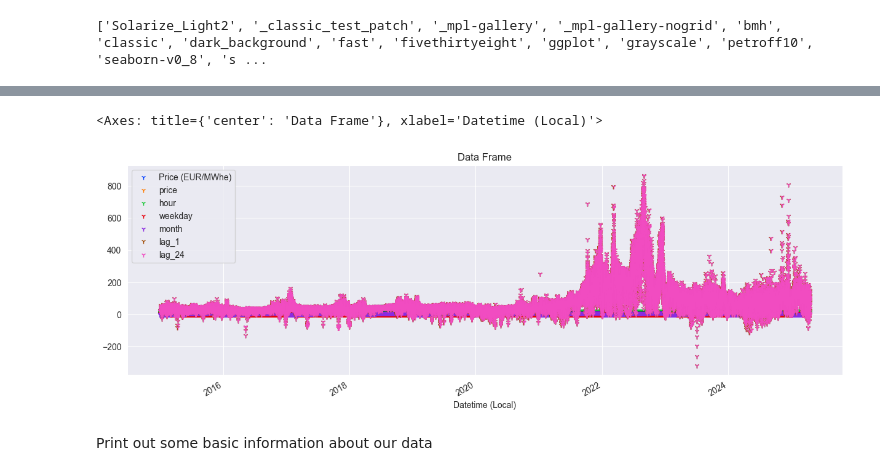
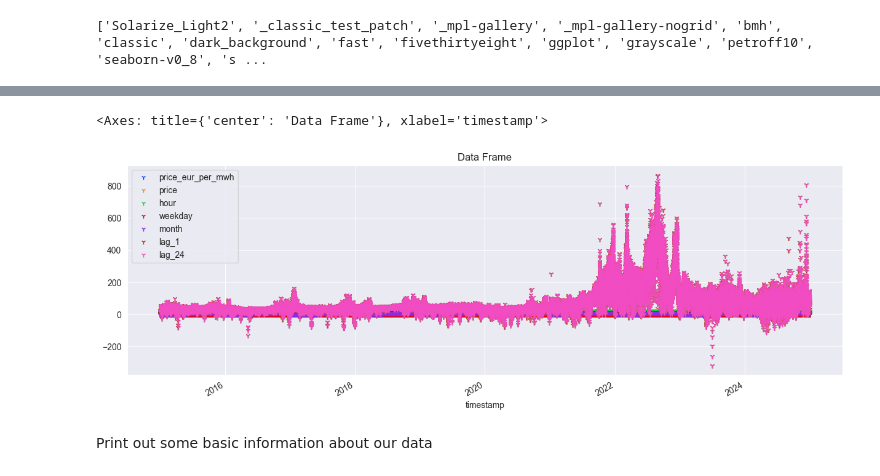
Before and after one commit to DanielHka25/electricity-price-prediction, a Jupyter notebook: notebooks/price_prediction.ipynb, the cells around one changed output, grey strips where cells are left out. Saved outputs shown, nothing was run; the diff lists cells and outputs as text; code cells hidden in the pictures.

```diff
--- a/notebooks/price_prediction.ipynb
+++ b/notebooks/price_prediction.ipynb
@@ -75,0 +65,15 @@ df = pd.read_csv("../data/germany_epex_spot.csv") # use index=false to avoid ind
+# %%
+# Rename some Columns
+df_prices = df_prices.rename(columns={
+    'Datetime (Local)': 'timestamp',
+    'Price (EUR/MWhe)': 'price_eur_per_mwh'
+})
+
+# Only keep important Columns
+df_prices = df_prices[['timestamp', 'price_eur_per_mwh']]
+
+# Convert data type from string to datetime64[ns]
+df_prices['timestamp'] = pd.to_datetime(df_prices['timestamp'])
+
+# Show our data
+df_prices.head()
@@ -77,0 +223,10 @@ After loading in the data, we can construct some Pandas DataFrames.
+# %%
+# Remove duplicates that result from daylight saving time
+df_prices = df_prices[~df_prices.duplicated(subset='timestamp')]
+df_generation = df_generation[~df_generation.duplicated(subset='timestamp')]
+df_consumption = df_consumption[~df_consumption.duplicated(subset='timestamp')]
+
+# Check if there are duplicates left
+print("Amount of duplicates in df_prices:", df_prices['timestamp'].duplicated().sum())
+print("Amount of duplicates in df_generation:", df_generation['timestamp'].duplicated().sum())
+print("Amount of duplicates in df_consumption:", df_consumption['timestamp'].duplicated().sum())
@@ -78,28 +267,28 @@ After loading in the data, we can construct some Pandas DataFrames.
 # %%
 # convert local time in datetime object and set as index
-df["Datetime (Local)"] = pd.to_datetime(df["Datetime (Local)"])
-df = df.set_index("Datetime (Local)")
-df = df.sort_index()
+df_prices["timestamp"] = pd.to_datetime(df_prices["timestamp"])
+df_prices = df_prices.set_index("timestamp")
+df_prices = df_prices.sort_index()
 
 # target variable
-df["price"] = df["Price (EUR/MWhe)"]
+df_prices["price"] = df_prices["price_eur_per_mwh"]
 
 # time based features
-df["hour"] = df.index.hour
-df["weekday"] = df.index.weekday
-df["month"] = df.index.month
+df_prices["hour"] = df_prices.index.hour
+df_prices["weekday"] = df_prices.index.weekday
+df_prices["month"] = df_prices.index.month
 
 # lag features (price 1h and 24h before)
-df["lag_1"] = df["price"].shift(1)
-df["lag_24"] = df["price"].shift(24)
+df_prices["lag_1"] = df_prices["price"].shift(1)
+df_prices["lag_24"] = df_prices["price"].shift(24)
 # TODO: maybe more? What is best?
 
-df.plot(style="1", figsize=(15, 5), title="Data Frame")
+df_prices.plot(style="1", figsize=(15, 5), title="Data Frame")
 
 # TODO: update and clean this code after new data sets are loaded in
 # %% [output]
-<Axes: title={'center': 'Data Frame'}, xlabel='Datetime (Local)'>
+<Axes: title={'center': 'Data Frame'}, xlabel='timestamp'>
-[figure, old version]
+[figure, new version]
 # %% [markdown]
 Print out some basic information about our data
 # %%
```
Also changed, not shown: parts of 28 cells of this notebook, 1 other file.
